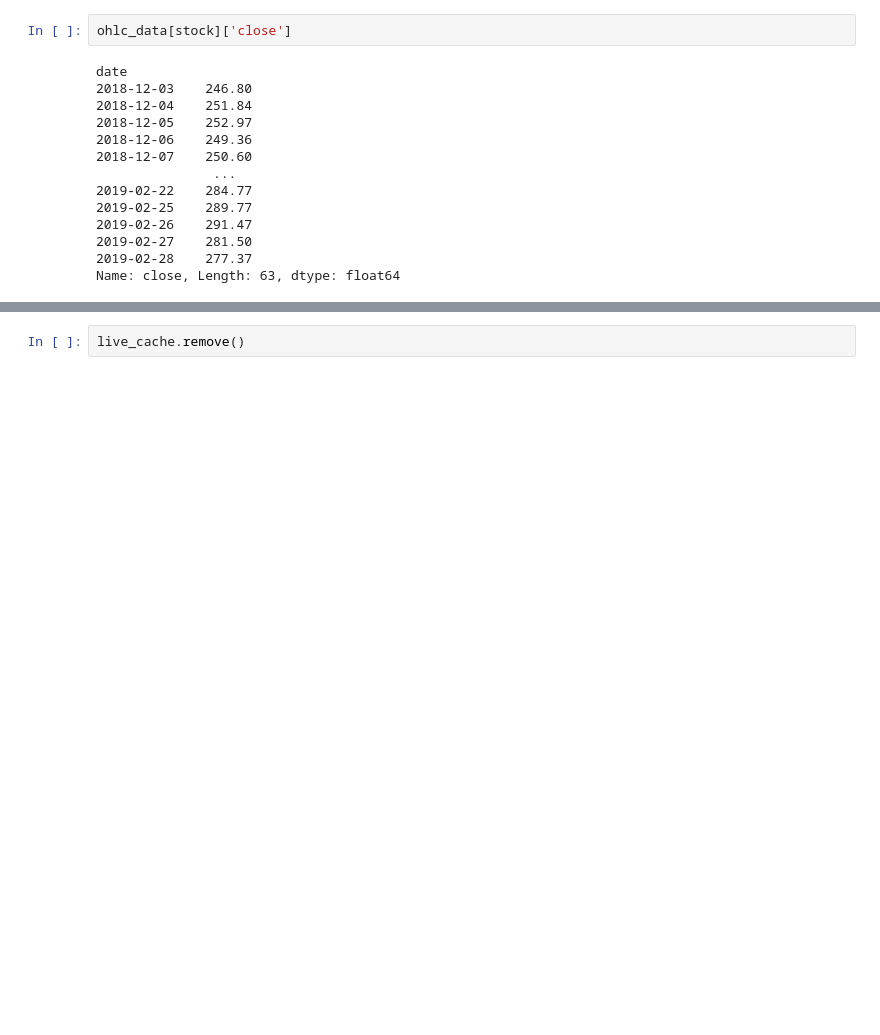
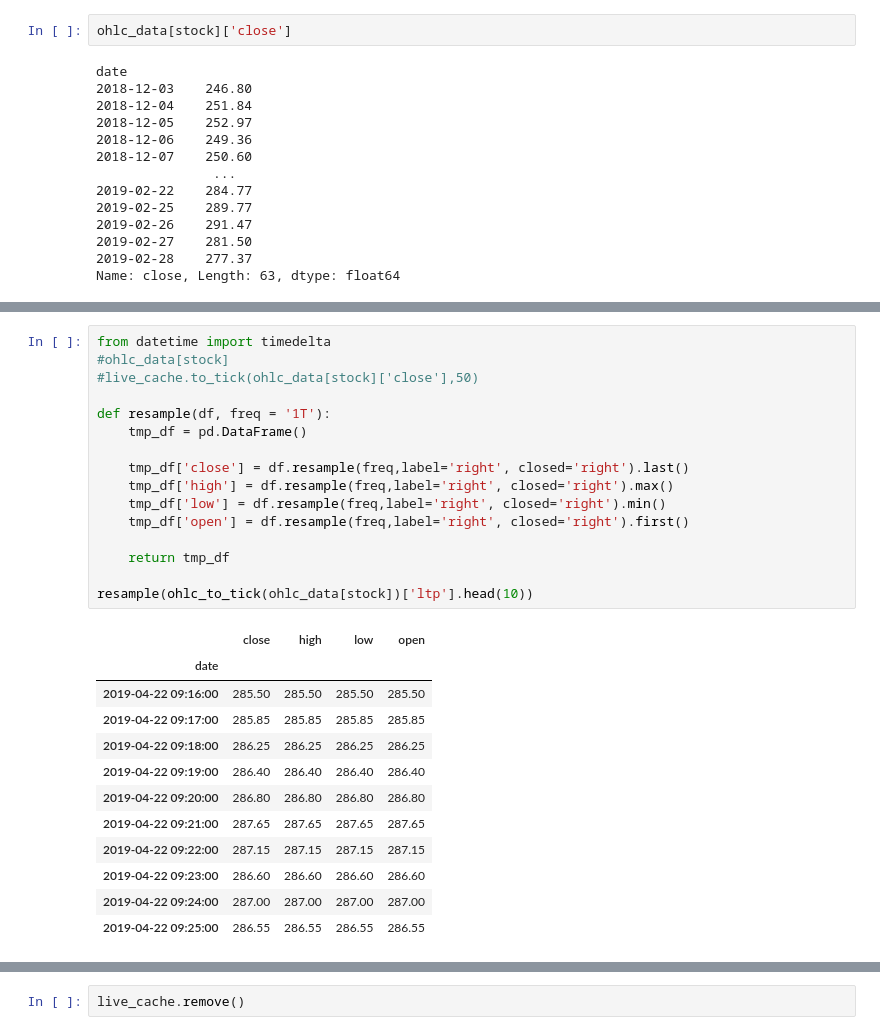
Before and after one commit to suhansaha/algotrader, a Jupyter notebook: src/freedom_v2_unit_test.ipynb, the cells around one changed output, grey strips where cells are left out. Drawn from its saved outputs; the diff is of its cells as text; blank space fills up the shorter version.

Commit message:
resampling and tick handling

```diff
--- a/src/freedom_v2_unit_test.ipynb
+++ b/src/freedom_v2_unit_test.ipynb
@@ -416,0 +414,29 @@ live_cache.getValue()
+# %%
+from datetime import timedelta
+#ohlc_data[stock]
+#live_cache.to_tick(ohlc_data[stock]['close'],50)
+
+def resample(df, freq = '1T'):
+    tmp_df = pd.DataFrame()
+
+    tmp_df['close'] = df.resample(freq,label='right', closed='right').last()
+    tmp_df['high'] = df.resample(freq,label='right', closed='right').max()
+    tmp_df['low'] = df.resample(freq,label='right', closed='right').min()
+    tmp_df['open'] = df.resample(freq,label='right', closed='right').first()
+
+    return tmp_df
+
+resample(ohlc_to_tick(ohlc_data[stock])['ltp'].head(10))
+# %% [output]
+|  | close | high | low | open |
+| date |  |  |  |  |
+| 2019-04-22 09:16:00 | 285.50 | 285.50 | 285.50 | 285.50 |
+| 2019-04-22 09:17:00 | 285.85 | 285.85 | 285.85 | 285.85 |
+| 2019-04-22 09:18:00 | 286.25 | 286.25 | 286.25 | 286.25 |
+| 2019-04-22 09:19:00 | 286.40 | 286.40 | 286.40 | 286.40 |
+| 2019-04-22 09:20:00 | 286.80 | 286.80 | 286.80 | 286.80 |
+| 2019-04-22 09:21:00 | 287.65 | 287.65 | 287.65 | 287.65 |
+| 2019-04-22 09:22:00 | 287.15 | 287.15 | 287.15 | 287.15 |
+| 2019-04-22 09:23:00 | 286.60 | 286.60 | 286.60 | 286.60 |
+| 2019-04-22 09:24:00 | 287.00 | 287.00 | 287.00 | 287.00 |
+| 2019-04-22 09:25:00 | 286.55 | 286.55 | 286.55 | 286.55 |
```
Also changed, not shown: parts of 8 cells of this notebook, 6 other files.
